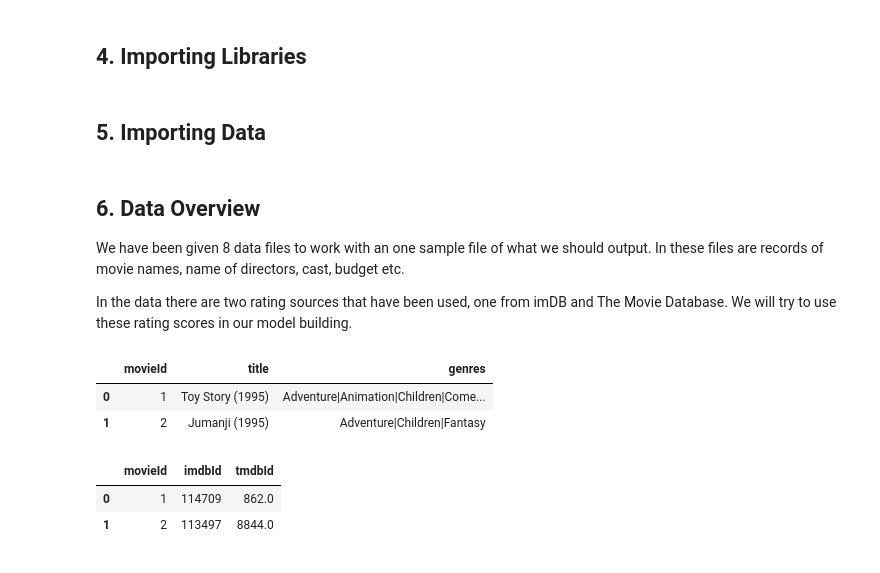
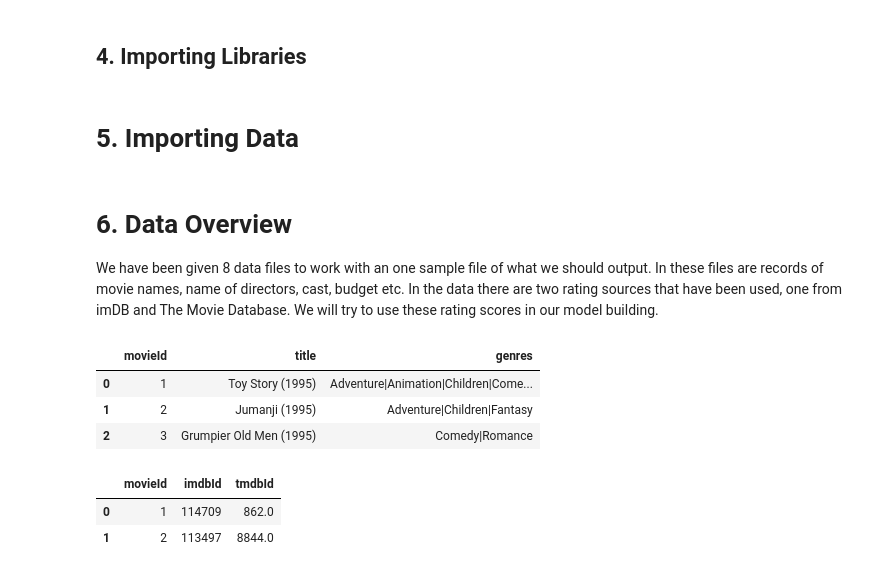
Before and after one commit to VicariousVision/Classification-CB2, a Jupyter notebook: cb2-movie-classifier(1)(1).ipynb, the cells around one changed output. Drawn from its saved outputs; the diff is of its cells as text; code cells hidden in the pictures.

```diff
--- a/cb2-movie-classifier(1)(1).ipynb
+++ b/cb2-movie-classifier(1)(1).ipynb
@@ -125,5 +103,5 @@ import warnings
 warnings.filterwarnings("ignore")
 from wordcloud import WordCloud
 # %% [markdown]
-## 5. Importing Data
+# 5. Importing Data
 # %%
@@ -155,14 +133,14 @@ df_train = pd.read_csv('train.csv')
 df_test = pd.read_csv('test.csv')
 # %% [markdown]
-## 6. Data Overview
+# 6. Data Overview
 
-We have been given 8 data files to work with an one sample file of what we should output. In these files are records of movie names, name of directors, cast, budget etc.
-
-In the data there are two rating sources that have been used, one from imDB and The Movie Database. We will try to use these rating scores in our model building.
+We have been given 8 data files to work with an one sample file of what we should output. In these files are records of movie names, name of directors, cast, budget etc. In the data there are two rating sources that have been used, one from imDB and The Movie Database. We will try to use these rating scores in our model building.
 # %%
-df_movies.head(2) #contains movieId, title and genre
+# Contains movieId, title and genre
+df_movies.head(3)
 # %% [output]
 |  | movieId | title | genres |
 | 0 | 1 | Toy Story (1995) | Adventure|Animation|Children|Come... |
 | 1 | 2 | Jumanji (1995) | Adventure|Children|Fantasy |
+| 2 | 3 | Grumpier Old Men (1995) | Comedy|Romance |
 # %%
```
Also changed, not shown: parts of 111 cells of this notebook.
